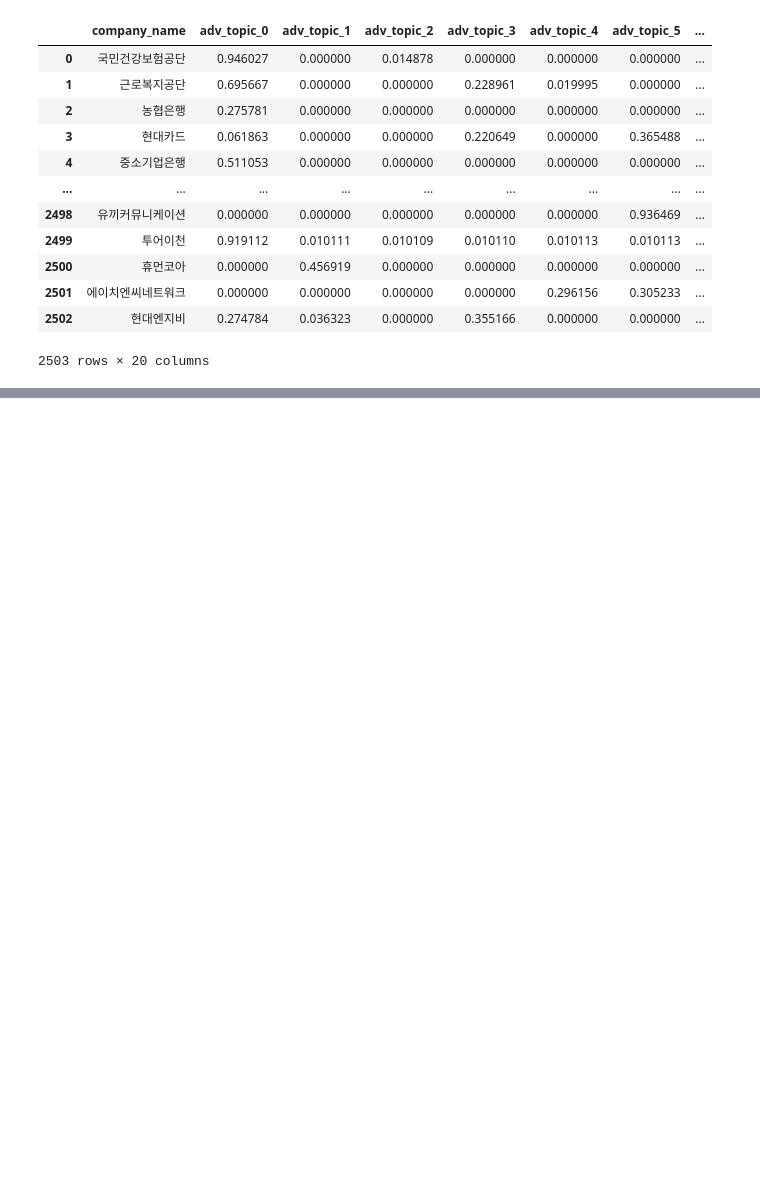
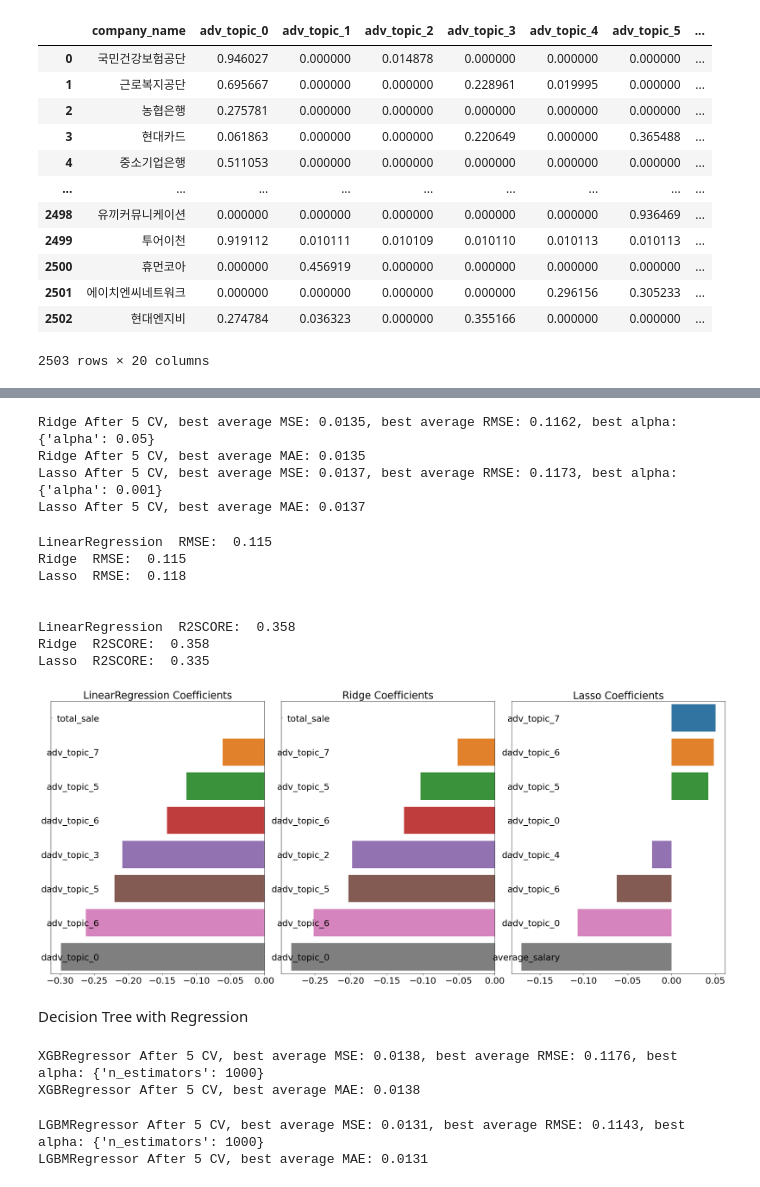
Before and after one commit to Sue-HyeongLee/SCAICO_turnover_rate, a Jupyter notebook: topic_modeling_tor_calculate_total.ipynb, the cells around one changed output, grey strips where cells are left out. Saved outputs shown, nothing was run; the diff lists cells and outputs as text; code cells hidden in the pictures; blank space fills up the shorter version.

```diff
--- a/topic_modeling_tor_calculate_total.ipynb
+++ b/topic_modeling_tor_calculate_total.ipynb
@@ -64,0 +81,5 @@ ValueError: could not convert string to float: '11.4억'
+# %%
+def get_r2score(model):
+    pred = model.predict(X_test)
+    score = r2_score(y_test,pred)
+    print(model.__class__.__name__, " R2SCORE: ", np.round(score,3))
@@ -64,0 +231,9 @@ ValueError: could not convert string to float: '11.4억'
+# %%
+from scipy.stats import skew
+
+feature_index = df.dtypes[df.dtypes != 'object'].index
+
+skew_features = df[feature_index].apply(lambda x: skew(x))
+
+skew_feature_top = skew_features[skew_features > 1]
+print(skew_feature_top.sort_values(ascending=False))
@@ -64,0 +259,66 @@ ValueError: could not convert string to float: '11.4억'
+# %%
+for feature in skew_feature_top.index:
+    nonzero_indices = df[feature] != 0  # 0이 아닌 값의 인덱스를 찾음
+    df.loc[nonzero_indices, feature] = np.log1p(df.loc[nonzero_indices, feature])
+# %%
+y_target = df['turn_over_rate']
+x_data = df.drop(['company_name','turn_over_rate'], axis = 1, inplace = False)
+
+X_train, X_test, y_train, y_test = train_test_split(x_data, y_target, test_size = 0.2, random_state = 7)
+
+ridge_params = {'alpha':[0.05, 0.1, 1, 5, 8, 10, 12, 15, 20]}
+lasso_params = {'alpha':[0.001, 0.005, 0.008, 0.05, 0.03, 0.1, 0.5, 1, 5, 10]}
+print_best_params(ridge_reg,ridge_params)
+print_best_params(lasso_reg,lasso_params)
+# %% [output]
+Ridge After 5 CV, best average MSE: 0.0135, best average RMSE: 0.1162, best alpha: {'alpha': 0.05}
+Ridge After 5 CV, best average MAE: 0.0135
+Lasso After 5 CV, best average MSE: 0.0137, best average RMSE: 0.1173, best alpha: {'alpha': 0.001}
+Lasso After 5 CV, best average MAE: 0.0137
+# %%
+lr_reg = LinearRegression()
+lr_reg.fit(X_train, y_train)
+
+ridge_reg = Ridge(alpha=0.05)
+ridge_reg.fit(X_train, y_train)
+
+lasso_reg = Lasso(alpha=0.001)
+lasso_reg.fit(X_train,y_train)
+
+models = [lr_reg, ridge_reg, lasso_reg]
+get_rmses(models)
+print('\n')
+get_r2scores(models)
+
+visualize_coefficient(models)
+# %% [output]
+LinearRegression  RMSE:  0.115
+Ridge  RMSE:  0.115
+Lasso  RMSE:  0.118
+
+
+LinearRegression  R2SCORE:  0.358
+Ridge  R2SCORE:  0.358
+Lasso  R2SCORE:  0.335
+[figure, added]
+# %% [markdown]
+Decision Tree with Regression
+# %%
+from xgboost import XGBRegressor
+
+xgb_params = {'n_estimators': [1000]}
+xgb_reg = XGBRegressor(n_estimators = 1000, learning_rate = 0.05, colsample_bytree = 0.5, subsample = 0.8)
+print_best_params(xgb_reg, xgb_params)
+# %% [output]
+XGBRegressor After 5 CV, best average MSE: 0.0138, best average RMSE: 0.1176, best alpha: {'n_estimators': 1000}
+XGBRegressor After 5 CV, best average MAE: 0.0138
+# %%
+from lightgbm import LGBMRegressor
+
+lgbm_params = {'n_estimators': [1000]}
+lgbm_reg = LGBMRegressor(n_estimators=1000, learning_rate= 0.05, num_leaves=4,
+                         subsample=0.6, colsample_bytree=0.4, reg_lambda=10, n_jobs=-1)
+print_best_params(lgbm_reg,lgbm_params)
+# %% [output]
+LGBMRegressor After 5 CV, best average MSE: 0.0131, best average RMSE: 0.1143, best alpha: {'n_estimators': 1000}
+LGBMRegressor After 5 CV, best average MAE: 0.0131
```
Also changed, not shown: parts of 31 cells of this notebook.
